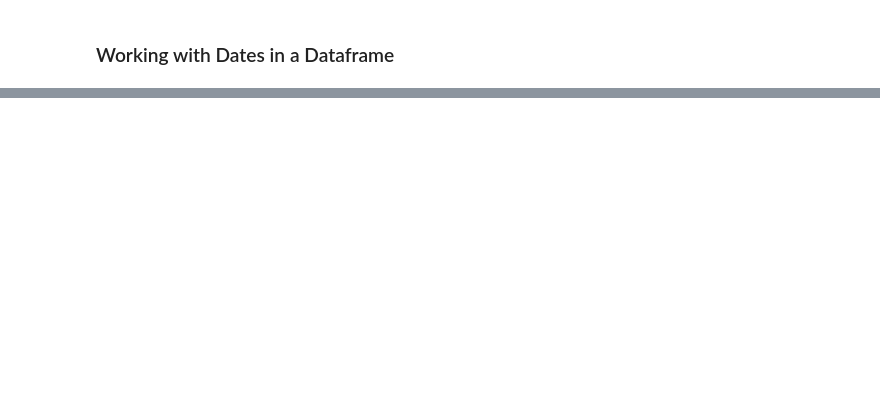
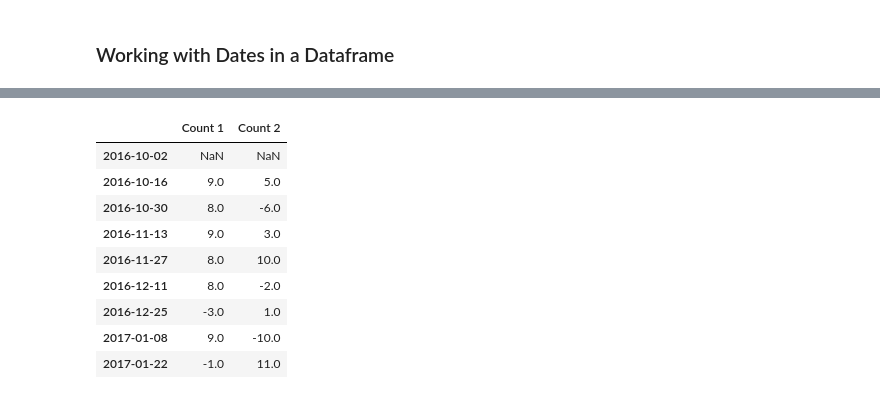
Before and after one commit to jacob5412/Applied-Data-Science-with-Python-Specialization, a Jupyter notebook: 1-Introduction_to_Data_Science_in_Python/practice/week3/Week+3.ipynb, the cells around one changed output, grey strips where cells are left out. Cells and saved outputs as stored; diff of their text form; code cells hidden in the pictures; blank space fills up the shorter version.

```diff
--- a/1-Introduction_to_Data_Science_in_Python/practice/week3/Week+3.ipynb
+++ b/1-Introduction_to_Data_Science_in_Python/practice/week3/Week+3.ipynb
@@ -863,2 +879,13 @@ AttributeError: 'DatetimeIndex' object has no attribute 'weekday_name'
 # %%
-df.diff()
+df.diff(axis=0)
+# %% [output]
+|  | Count 1 | Count 2 |
+| 2016-10-02 | NaN | NaN |
+| 2016-10-16 | 9.0 | 5.0 |
+| 2016-10-30 | 8.0 | -6.0 |
+| 2016-11-13 | 9.0 | 3.0 |
+| 2016-11-27 | 8.0 | 10.0 |
+| 2016-12-11 | 8.0 | -2.0 |
+| 2016-12-25 | -3.0 | 1.0 |
+| 2017-01-08 | 9.0 | -10.0 |
+| 2017-01-22 | -1.0 | 11.0 |
```
Also changed, not shown: parts of 14 cells of this notebook, 5 other files.
